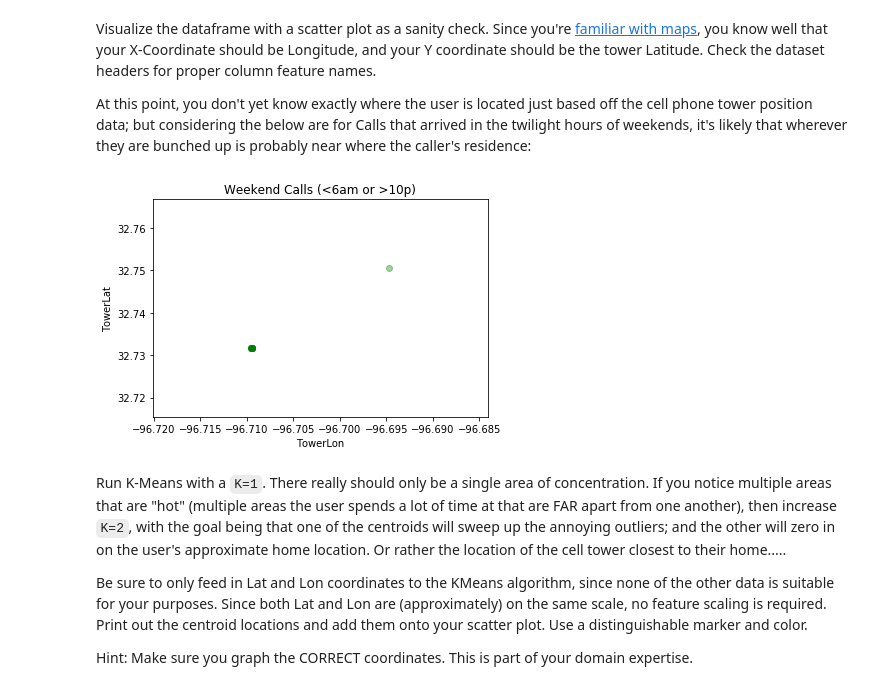
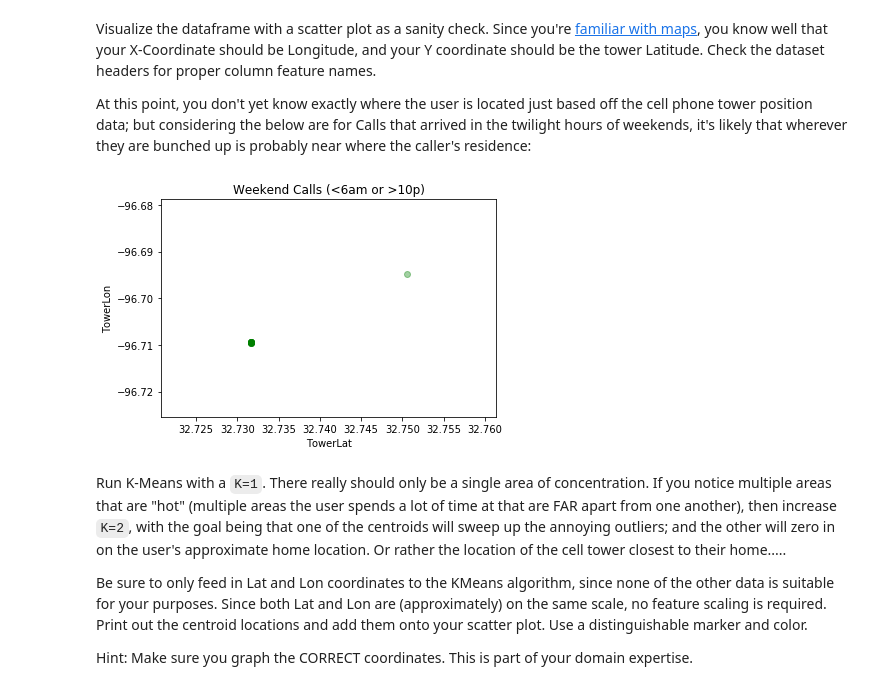
Before and after one commit to Haopython/DAT210x, a Jupyter notebook: Module5/Module5 - Lab2.ipynb, the cells around one changed output. Drawn from its saved outputs; the diff is of its cells as text; code cells hidden in the pictures.

```diff
--- a/Module5/Module5 - Lab2.ipynb
+++ b/Module5/Module5 - Lab2.ipynb
@@ -149,13 +149,13 @@ At this point, you don't yet know exactly where the user is located just based o
 # %%
 fig = plt.figure()
 ax = fig.add_subplot(111)
-ax.scatter(user1.TowerLon,user1.TowerLat, c='g', marker='o', alpha=0.2)
+ax.scatter(user1.TowerLat,user1.TowerLon, c='g', marker='o', alpha=0.2)
 ax.set_title('Weekend Calls (<6am or >10p)')
-plt.xlabel('TowerLon')
-plt.ylabel('TowerLat')
+plt.xlabel('TowerLat')
+plt.ylabel('TowerLon')
 plt.show()
 # %% [output]
-[figure, old version]
+[figure, new version]
 # %% [markdown]
 Run K-Means with a `K=1`. There really should only be a single area of concentration. If you notice multiple areas that are "hot" (multiple areas the user spends a lot of time at that are FAR apart from one another), then increase `K=2`, with the goal being that one of the centroids will sweep up the annoying outliers; and the other will zero in on the user's approximate home location. Or rather the location of the cell tower closest to their home.....
 
```
Also changed, not shown: parts of 6 cells of this notebook, 1 other file.
